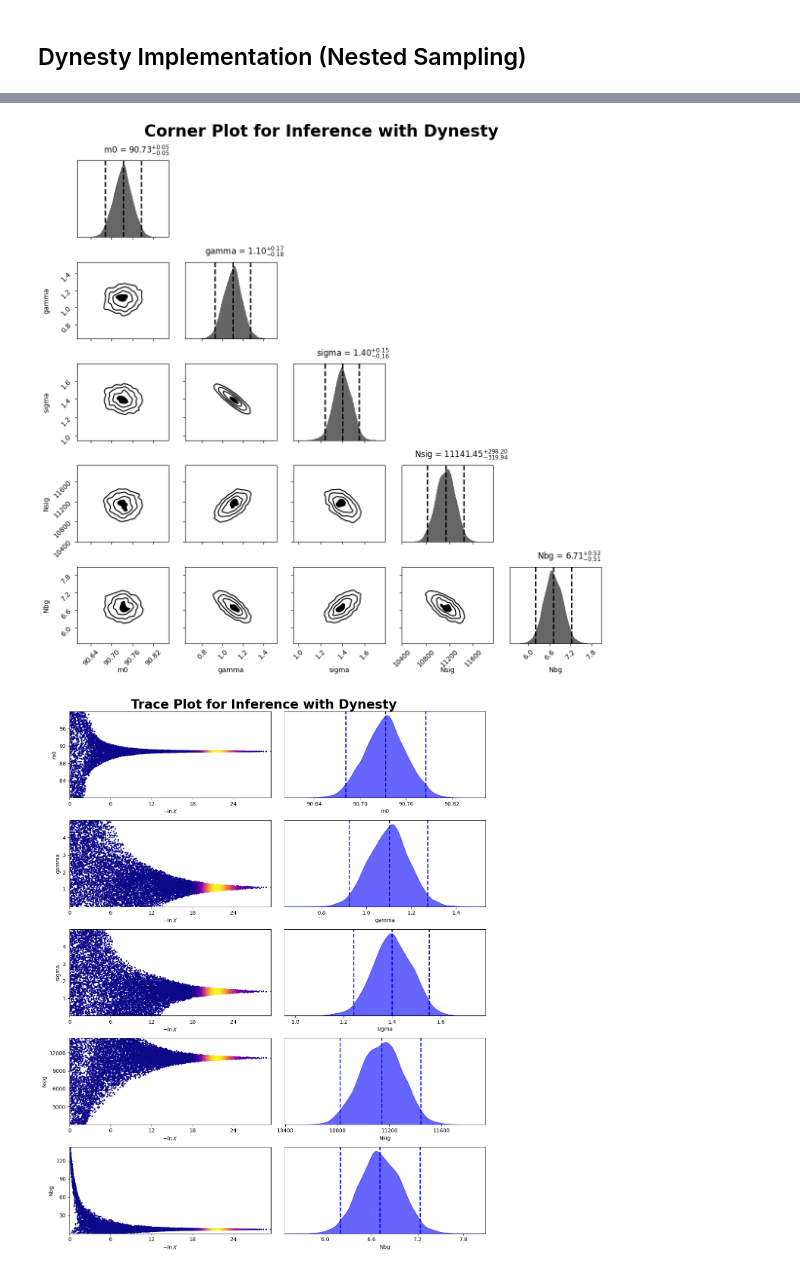
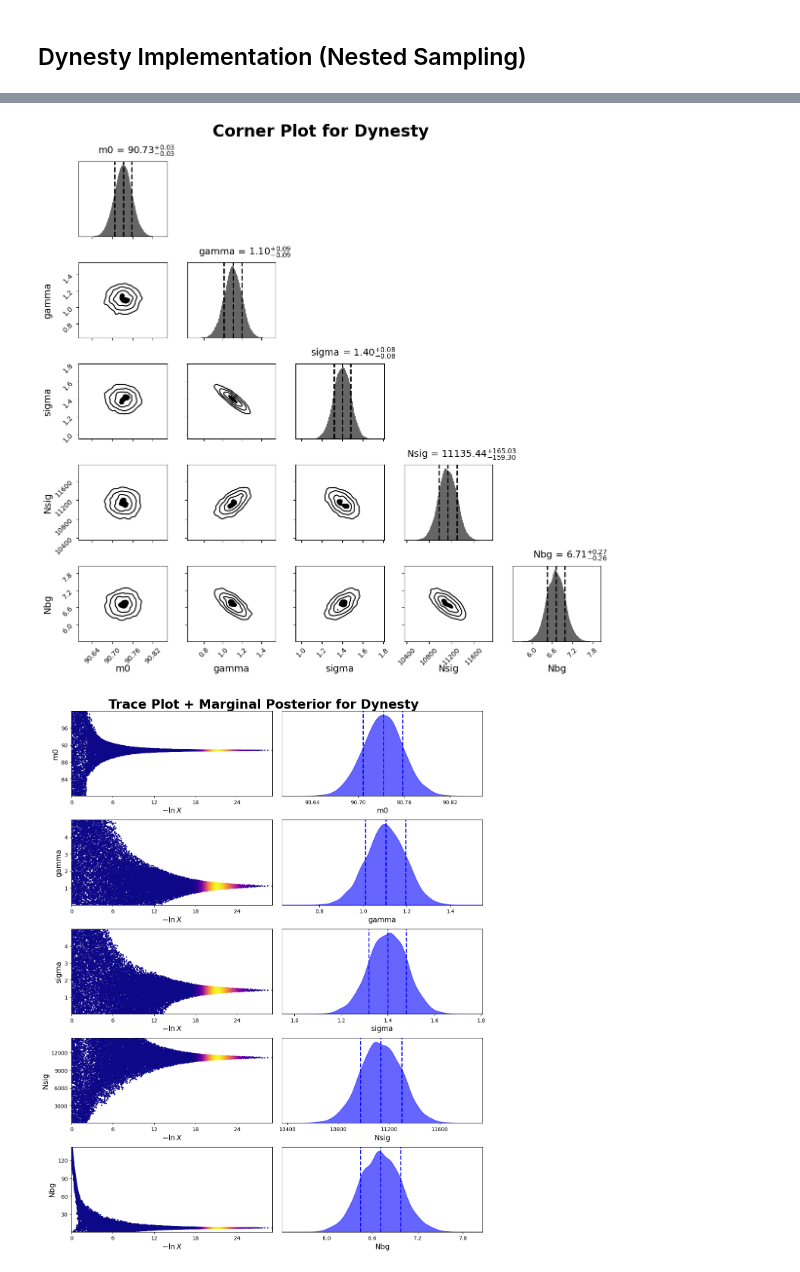
Before and after one commit to Lakshya-Awatramani/ZPeak_CMS, a Jupyter notebook: main.ipynb, the cells around one changed output, grey strips where cells are left out. Drawn from its saved outputs; the diff is of its cells as text; code cells hidden in the pictures.

```diff
--- a/main.ipynb
+++ b/main.ipynb
@@ -208,20 +206,34 @@ The error is the standard deviation, not quantile based. Since the model differs
 # %%
 # Corner Plot
 param_labels = ['m0', 'gamma', 'sigma', 'Nsig', 'Nbg']
-figc, axesc = dyplot.cornerplot(results, show_titles=True, labels=param_labels, title_kwargs={"x": 0.65, "y": 1.05})
-figc.suptitle("Corner Plot for Inference with Dynesty", fontsize=24, fontweight='bold')
+figc, axesc = dyplot.cornerplot(results,
+                                title_quantiles = [0.16, 0.5, 0.84],
+                                quantiles = [0.16, 0.5, 0.84],
+                                show_titles=True,
+                                labels=param_labels,
+                                label_kwargs={"fontsize": 14},
+                                title_kwargs={"x": 0.65, "y": 1.05, 'fontsize' : 14},
+                                title_fmt=".2f",
+                                smooth=0.02)
+figc.suptitle("Corner Plot for Dynesty", fontsize=24, fontweight='bold')
 figc.tight_layout()
+figc.savefig("plots/"+"corner_dynesty.png", dpi=300)
 plt.show()
 # %% [output]
-[figure, old version]
+[figure, new version]
 # %%
 # Trace Plot
-figt, axest = dyplot.traceplot(results, labels=param_labels)
-figt.suptitle("Trace Plot for Inference with Dynesty", fontsize=24, fontweight='bold')
+figt, axest = dyplot.traceplot(results,
+                               labels=param_labels,
+                               label_kwargs={"fontsize": 14},
+                               quantiles=[0.16, 0.5, 0.84],
+                               title_kwargs={"x": 0.65, "y": 1.05, 'fontsize': 14})
+figt.suptitle("Trace Plot + Marginal Posterior for Dynesty", fontsize=24, fontweight='bold')
 figt.tight_layout()
+figt.savefig("plots/"+"trace_dynesty.png", dpi=300)
 plt.show()
 # %% [output]
-[figure, old version]
+[figure, new version]
 # %%
 # Uncertainty band from posterior samples (weighted draw)
 n_draw = 500
```
Also changed, not shown: parts of 11 cells of this notebook, 13 other files.
